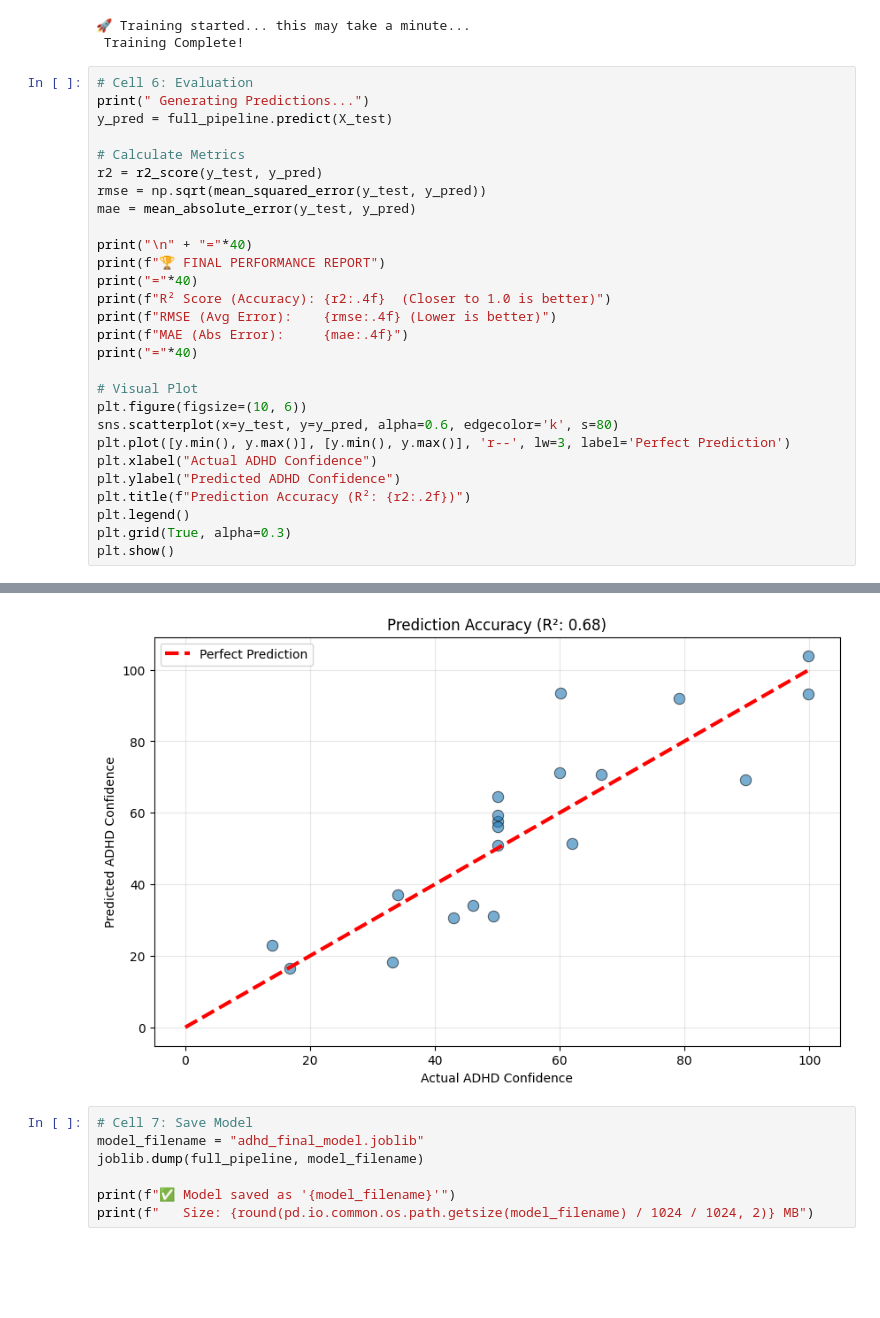
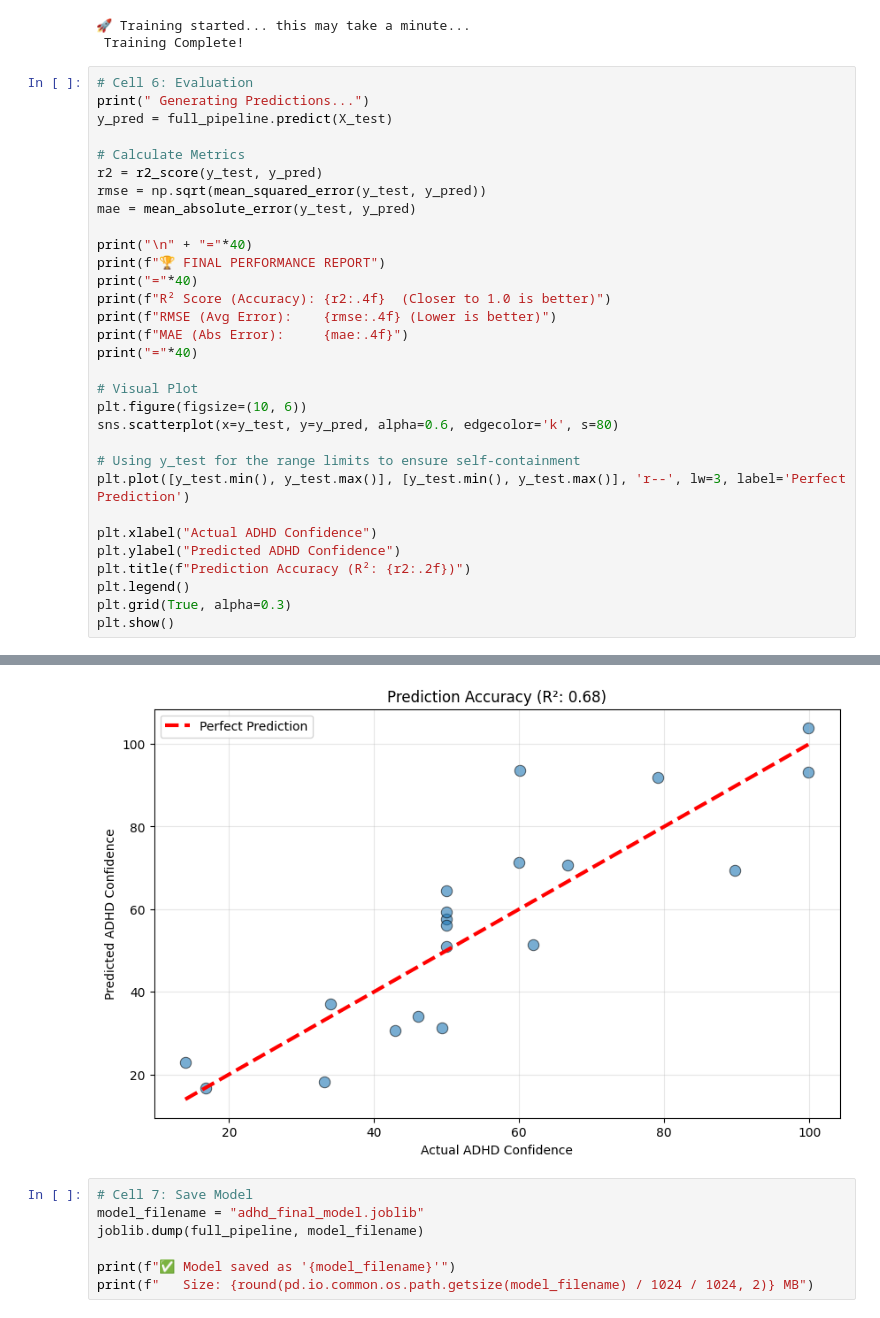
Before and after one commit to DHruVBaruAH/ADHD_personalized, a Jupyter notebook: train.ipynb, the cells around one changed output, grey strips where cells are left out. Saved outputs shown, nothing was run; the diff lists cells and outputs as text; blank space fills up the shorter version.

```diff
--- a/train.ipynb
+++ b/train.ipynb
@@ -174,35 +174,38 @@ r2 = r2_score(y_test, y_pred)
 rmse = np.sqrt(mean_squared_error(y_test, y_pred))
 mae = mean_absolute_error(y_test, y_pred)
 
 print("\n" + "="*40)
 print(f"🏆 FINAL PERFORMANCE REPORT")
 print("="*40)
 print(f"R² Score (Accuracy): {r2:.4f}  (Closer to 1.0 is better)")
 print(f"RMSE (Avg Error):    {rmse:.4f} (Lower is better)")
 print(f"MAE (Abs Error):     {mae:.4f}")
 print("="*40)
 
 # Visual Plot
 plt.figure(figsize=(10, 6))
 sns.scatterplot(x=y_test, y=y_pred, alpha=0.6, edgecolor='k', s=80)
-plt.plot([y.min(), y.max()], [y.min(), y.max()], 'r--', lw=3, label='Perfect Prediction')
+
+# Using y_test for the range limits to ensure self-containment
+plt.plot([y_test.min(), y_test.max()], [y_test.min(), y_test.max()], 'r--', lw=3, label='Perfect Prediction')
+
 plt.xlabel("Actual ADHD Confidence")
 plt.ylabel("Predicted ADHD Confidence")
 plt.title(f"Prediction Accuracy (R²: {r2:.2f})")
 plt.legend()
 plt.grid(True, alpha=0.3)
 plt.show()
 # %% [output]
  Generating Predictions...
 
 ========================================
 🏆 FINAL PERFORMANCE REPORT
 ========================================
 R² Score (Accuracy): 0.6823  (Closer to 1.0 is better)
 RMSE (Avg Error):    12.9180 (Lower is better)
 MAE (Abs Error):     10.5401
 ========================================
-[figure, old version]
+[figure, new version]
 # %%
 # Cell 7: Save Model
 model_filename = "adhd_final_model.joblib"
```
